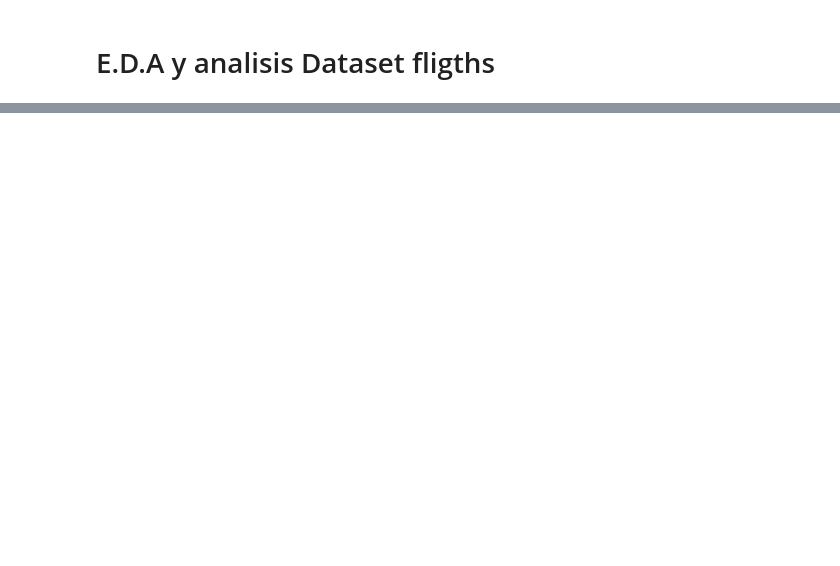
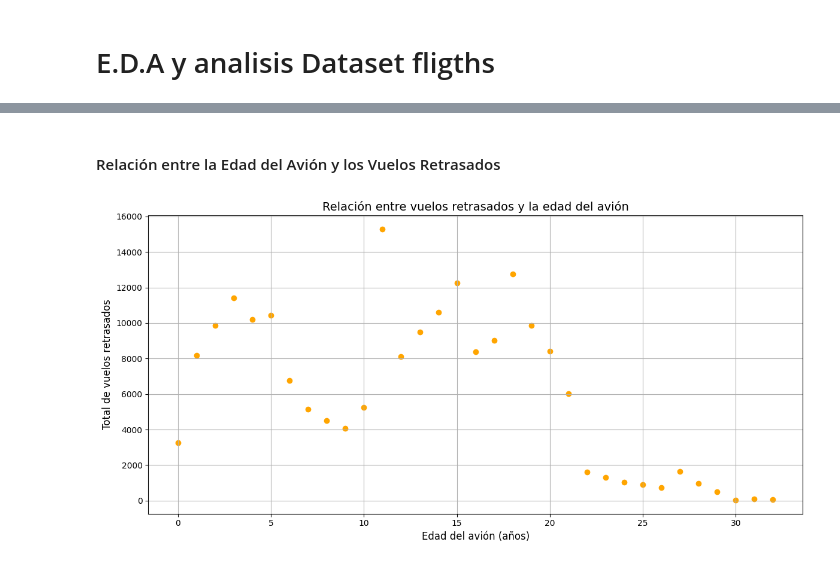
Before and after one commit to camilodelgado23/Proyecto_1, a Jupyter notebook: EDA/flights_transformado_EDA.ipynb, the cells around one changed output, grey strips where cells are left out. Saved outputs shown, nothing was run; the diff lists cells and outputs as text; code cells hidden in the pictures; blank space fills up the shorter version.

```diff
--- a/EDA/flights_transformado_EDA.ipynb
+++ b/EDA/flights_transformado_EDA.ipynb
@@ -106,0 +90,8 @@ Conclusión
+# %%
+from Database.conexion_BD import create_connection
+
+connection = create_connection()
+if connection is not None:
+    print("Conexión establecida con éxito.")
+else:
+    print("No se pudo establecer la conexión.")
@@ -106,0 +117,16 @@ Conclusión
+# %% [markdown]
+#### Relación entre la Edad del Avión y los Vuelos Retrasados
+# %%
+Relacion_vuelos_edad = """ SELECT plane_age AS "PLANE_AGE", SUM(CAST(dep_del15 AS INT)) AS "Suma_DEP_DEL15" FROM flights GROUP BY plane_age ORDER BY plane_age; """
+relacion_vuelos_edad = pd.read_sql(Relacion_vuelos_edad, connection)
+
+plt.figure(figsize=(12, 6))
+plt.scatter(relacion_vuelos_edad['PLANE_AGE'], relacion_vuelos_edad['Suma_DEP_DEL15'], color='orange')
+plt.title('Relación entre vuelos retrasados y la edad del avión', fontsize=14)
+plt.xlabel('Edad del avión (años)', fontsize=12)
+plt.ylabel('Total de vuelos retrasados', fontsize=12)
+plt.grid(True)
+plt.tight_layout()
+plt.show()
+# %% [output]
+[figure, added]
```
Also changed, not shown: parts of 25 cells of this notebook, 6 other files.
